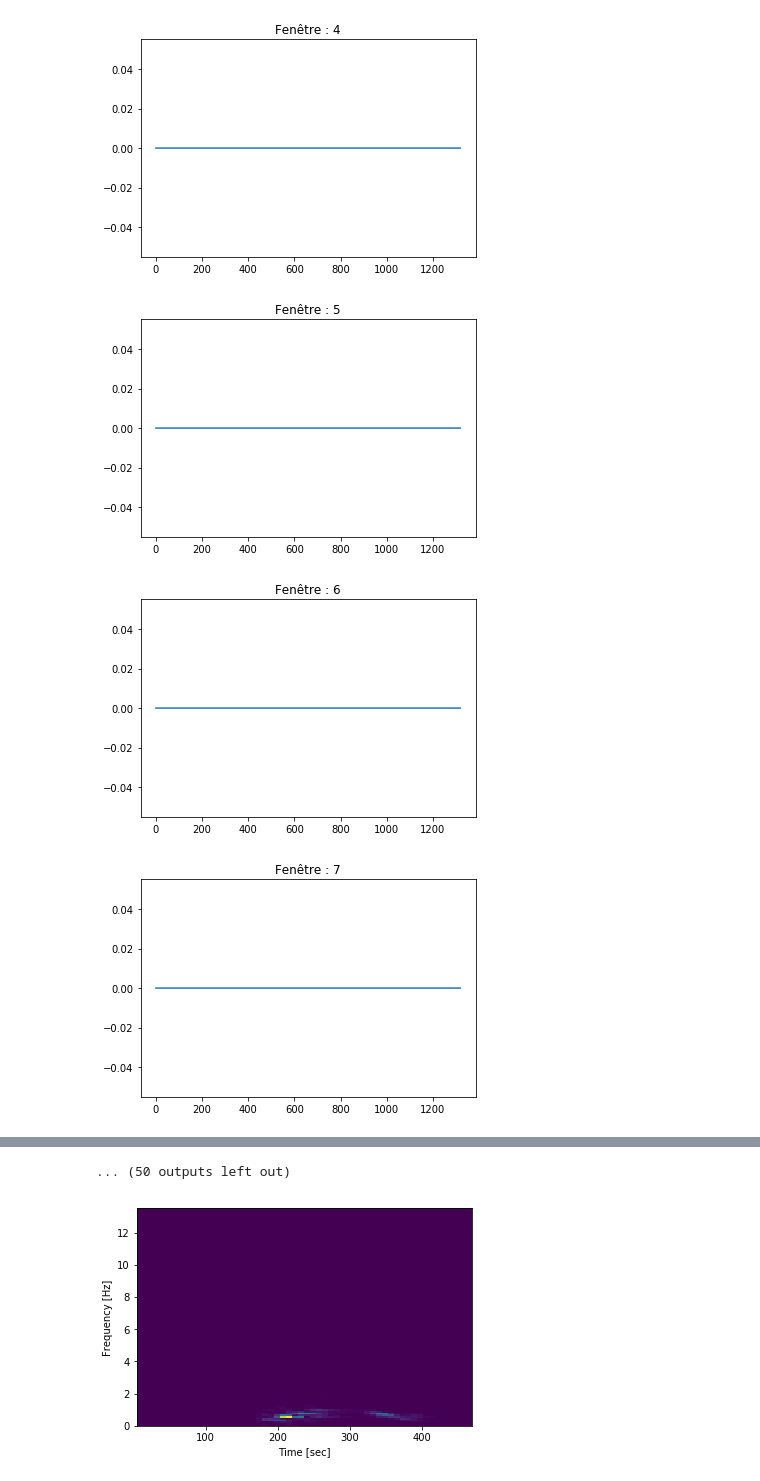
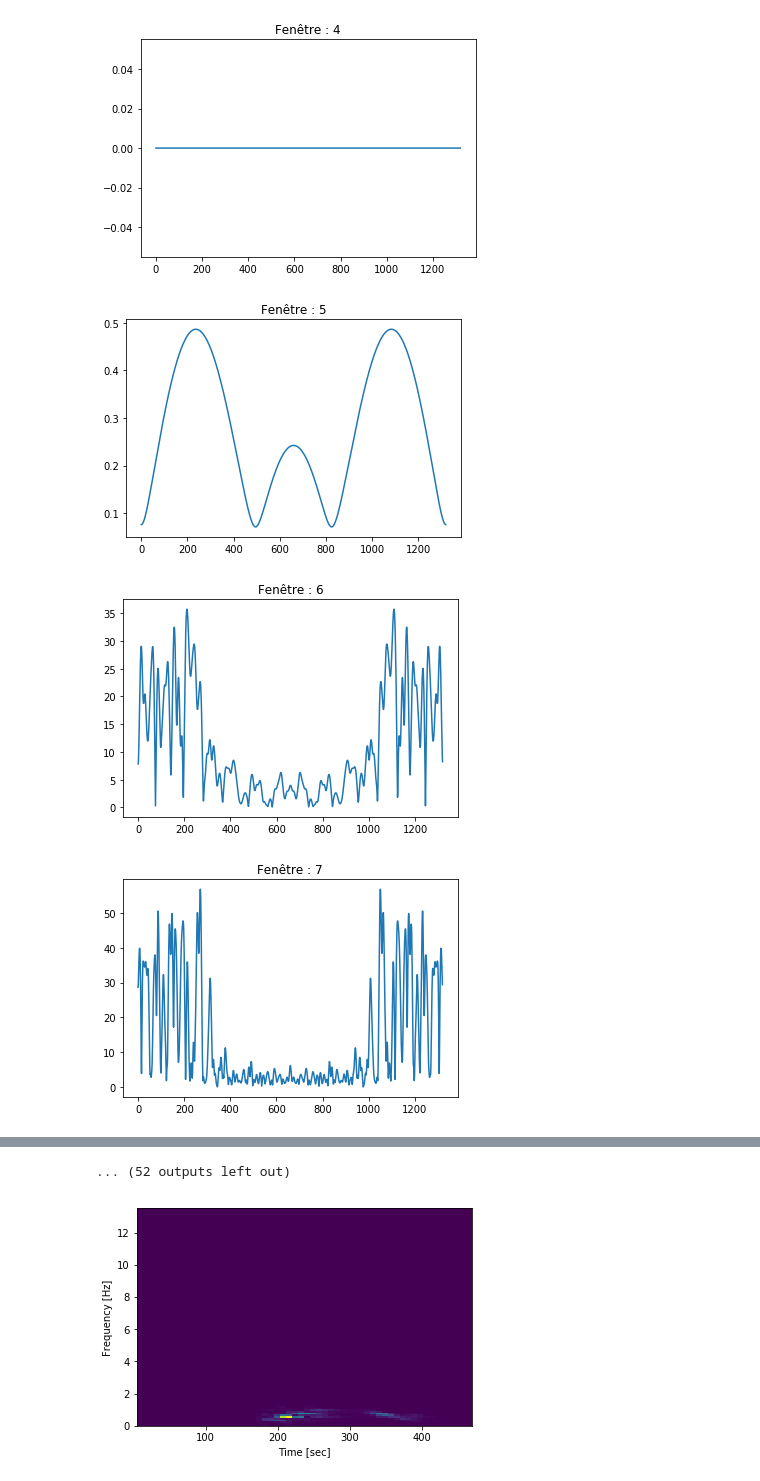
Before and after one commit to Ydeshors/reconnaissance_r2d2, a Jupyter notebook: jupy.ipynb, the cells around one changed output, grey strips where cells are left out. Saved outputs shown, nothing was run; the diff lists cells and outputs as text; code cells hidden in the pictures.

```diff
--- a/jupy.ipynb
+++ b/jupy.ipynb
@@ -303,7 +303,7 @@ def comparaison(son):
 
 
 
-f_echant, data = wread('sound/2.wav')
+f_echant, data = wread('sound/3.wav')
 dataModded = data[:]
 
 
@@ -339,7 +339,7 @@ while cpt<len(tnbZeros) :
     cpt +=1
 
 
-import cmath
+# import cmath
 
 
 # f_echant, data = wread('audiorecordtest2TMP.wav')
@@ -360,7 +360,8 @@ for x in range(len(tSignalFft)):
 tSignalFft = list(map(np.fft.fft, tSignalFft) )
 Reel = lambda x: x.real
 Image = lambda x: x.imag
-tSignalFft = list(map(Reel, tSignalFft) )
+Module = lambda x: abs(x)
+tSignalFft = list(map(Module, tSignalFft) )
 
 
 
@@ -390,7 +391,7 @@ for x in range (len(tSignalFft)):
     plt.plot(tSignalFft[x])
     plt.title("Fenêtre : "+ str(x))
 #     ligne = signal.find_peaks_cwt(tSignalFft[x],np.arange(1,6),max_distances=[50,50,50,50,50], noise_perc=5, gap_thresh=25 )
-    ligne = peakdetect(tSignalFft[x], lookahead=200, delta=500)
+    ligne = peakdetect(tSignalFft[x], lookahead=30, delta=800)
 #     findpeaks()
     vals = []
 #     print(ligne)
@@ -407,8 +408,8 @@ for x in range (len(tSignalFft)):
 [figure]
 [figure]
 [figure]
 [figure]
 [figure]
-[figure, old version]
+[figure, new version]
-[figure, old version]
+[figure, new version]
-[figure, old version]
+[figure, new version]
@@ -416,4 +417,4 @@ for x in range (len(tSignalFft)):
-... (50 outputs left out)
+... (52 outputs left out)
 # %%
 ###### test, ça marche pas comme ça, spectrogram de signal veut une fft pas une successions de fenêtres recouvrantes
 
```
Also changed, not shown: parts of 1 cell of this notebook, 1 other file.
